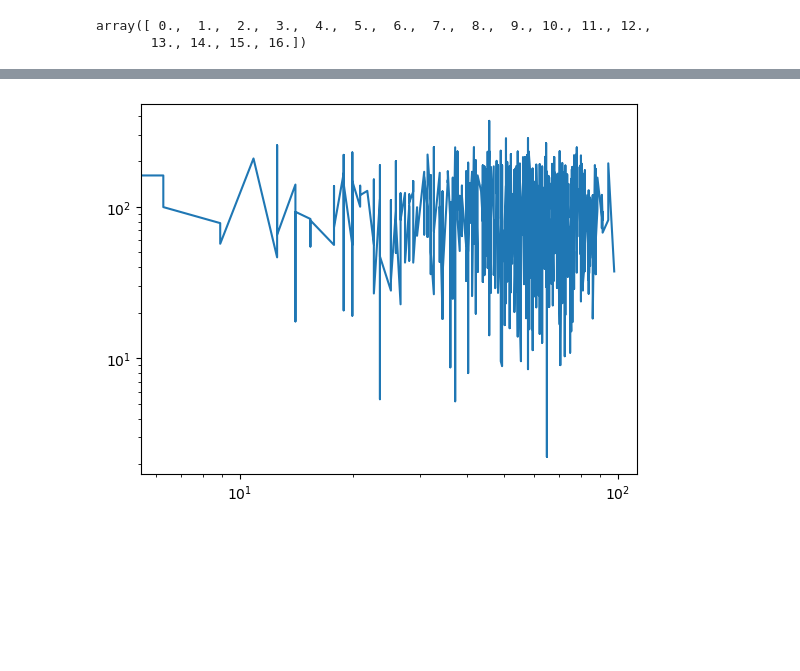
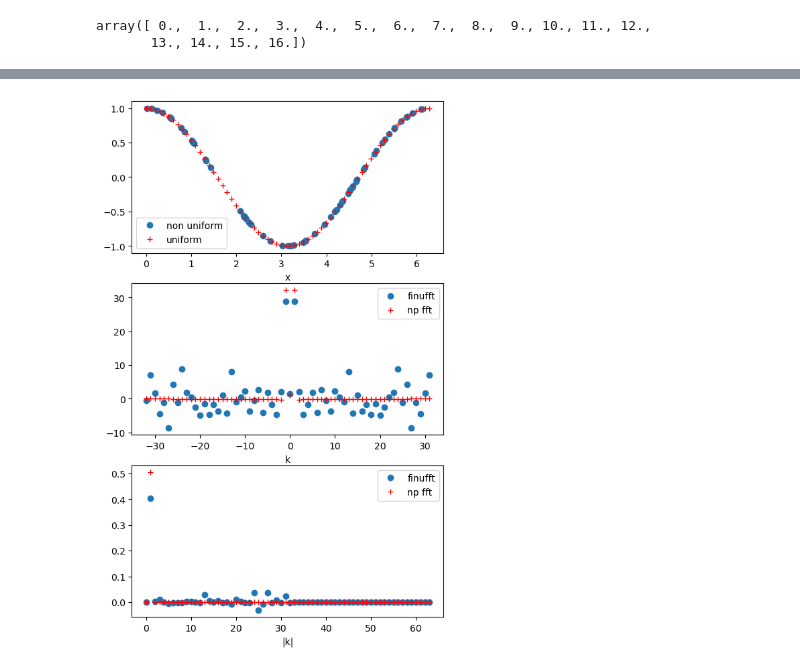
Before and after one commit to LorenzoLMP/turbocluster-public, a Jupyter notebook: examples/finufft_example_lmp.ipynb, the cells around one changed output, grey strips where cells are left out. Cells and saved outputs as stored; diff of their text form; code cells hidden in the pictures; blank space fills up the shorter version.

Commit message:
finufft 1d comparison

```diff
--- a/examples/finufft_example_lmp.ipynb
+++ b/examples/finufft_example_lmp.ipynb
@@ -129,8 +129,47 @@ plt.show()
-# %%
-
-plt.figure(1)
-plt.clf()
-plt.loglog(k1d, np.abs(f1d))
-plt.show()
-# %% [output]
-[figure, removed]
+# %%
+def power_spectrum_1d(kvec, vhat):
+    N = kvec.shape[0]
+    powerspectr = np.zeros(N)
+    k1d = np.arange(0, N)
+    for i in range(N):
+        k_tmp = np.sqrt(kvec**2).astype(dtype='int')
+        indices = np.argwhere(k_tmp==k1d[i])
+        if (indices.size != 0):
+            powerspectr[i] = np.sum(np.square(vhat[indices]).real)/(N*N)
+    return powerspectr, k1d
+# %%
+# try 1d case
+N = 64
+xx = 2.0*np.pi*np.random.uniform(size=N)
+xx_uniform = 2.0*np.pi*np.linspace(0,1,N)
+vec1d = np.exp(1j*xx).real + 0.0j
+vec1d_uniform = np.exp(1j*xx_uniform).real + 0.0j
+
+k1d_target = np.fft.fftfreq(N, d=1.0/N)
+vhat1d = finufft.nufft1d3(xx, vec1d, k1d_target, eps=1e-12)
+vhat1d_numpy = np.fft.fft(vec1d_uniform)
+
+powerspectr_numpy, k_shell = power_spectrum_1d(k1d_target, vhat1d_numpy)
+powerspectr_finufft, k_shell = power_spectrum_1d(k1d_target, vhat1d)
+# %%
+fig, ax = plt.subplots(3,1, figsize=(6,10))
+
+ax[0].plot(xx, vec1d.real, ls='', marker='o', label='non uniform')
+ax[0].plot(xx_uniform, vec1d_uniform.real, ls='', marker='+', color='r', label='uniform')
+ax[0].set_xlabel('x')
+
+ax[1].plot(k1d_target, vhat1d.real, ls='', marker='o', label='finufft')
+ax[1].plot(k1d_target, vhat1d_numpy.real, ls='', marker='+', color='r', label='np fft')
+ax[1].set_xlabel('k')
+
+ax[2].plot(k_shell, powerspectr_finufft, ls='', marker='o', label='finufft')
+ax[2].plot(k_shell, powerspectr_numpy, ls='', marker='+', color='r', label='np fft')
+ax[2].set_xlabel('|k|')
+
+ax[0].legend()
+ax[1].legend()
+ax[2].legend()
+
+plt.show()
+# %% [output]
+[figure, added]
```
Also changed, not shown: parts of 2 cells of this notebook.
